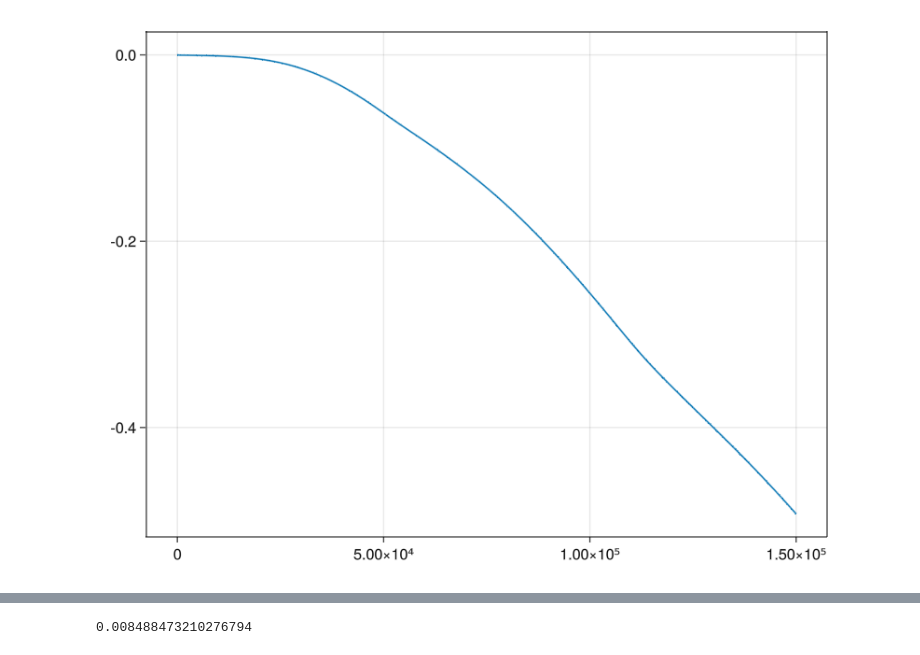
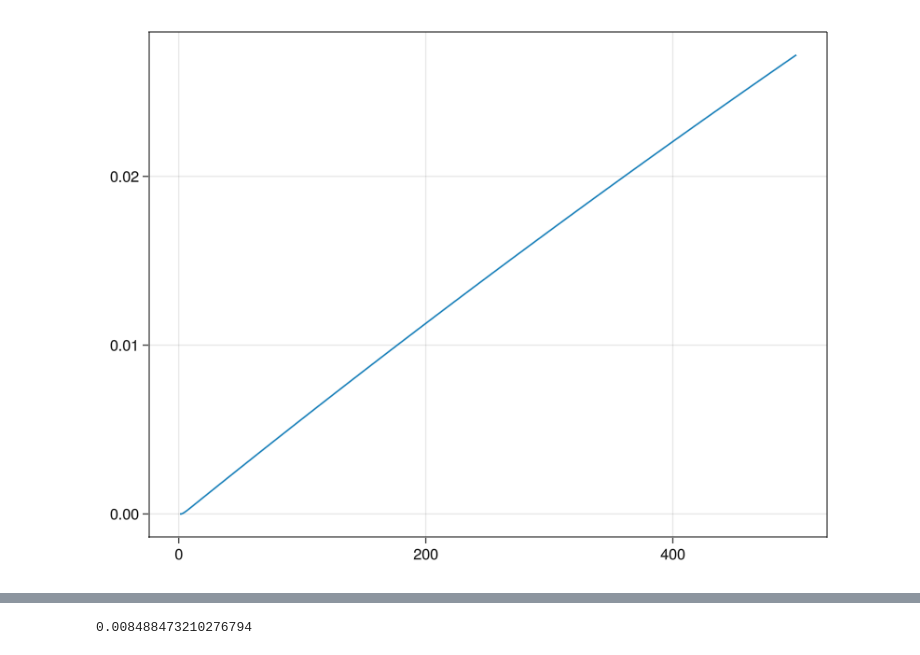
Before and after one commit to csfloyd/TCB2Network, a Jupyter notebook: Julia/Notebooks/MainDev.ipynb, the cells around one changed output, grey strips where cells are left out. Drawn from its saved outputs; the diff is of its cells as text; code cells hidden in the pictures.

```diff
--- a/Julia/Notebooks/MainDev.ipynb
+++ b/Julia/Notebooks/MainDev.ipynb
@@ -18,12 +18,12 @@ using .MathFunctions
 # set default parameters
 parameters = Dict(
 # grid params
-"domainType" => "cyl",
+"domainType" => "rz",
 "Nx" => 250,
-"Ny" => 250,
+"Ny" => 80,
 "dx" => 1.0,
-"dt" => 1e-4,
-"nSteps" => 2.5 * 60000,
+"dt" => 2.0e-4,
+"nSteps" => 2.5 * 200,
 "timeStride" => 1,
 "startCollecting" => 0,
 "seed" => 0,
@@ -44,12 +44,12 @@ parameters = Dict(
 "kIUnbind" => 1e0,
 "kABind" => 1e-1,
 "kAUnbind" => 0,
-"beta" => 0.9,
+"beta" => 1.0,
 "CSat" => 5,
 
 "DT" => 1,
 "DD" => 25,
-"DC" => 500,
+"DC" => 250,
 
 "CDI0" => 2.5,
 "CDA0" => 0,
@@ -60,10 +60,22 @@ parameters = Dict(
 "CDst0" => 20,
 
 # light control
-"width" => 5,
-"r0" => 75,
+# "width" => 5,
+# "r0" => 75,
+# "starBool" => true,
+
+"chemOnly" => true,
+
+"width" => 2,
+"r0" => 50,
+"starBool" => true,
+
+"zWidth" => 20,
+
+"movingCircle" => (false, 50, 2.5),
+
 "len" => 1,
-"cyc" => 6,
+"cyc" => 3,
 "del" => 0.25,
 
 "lambda0" => 3.0,
@@ -95,8 +144,8 @@ Gtk.GtkWindowLeaf(name="", parent, width-request=-1, height-request=-1, visible=
 # %%
-#Makie.lines([cFArray[t].CDASoA.Values[75,1] for t in 1:length(cFArray)])
-Makie.lines([dFArray[t].uxSoA.Values[70,1] for t in 1:length(cFArray)])
+Makie.lines([cFArray[t].CDASoA.Values[3,75] for t in 1:length(cFArray)])
+#Makie.lines([dFArray[t].uxSoA.Values[70,1] for t in 1:length(cFArray)])
 # Makie.lines([iFun(dt * t * timeStride) for t in 1:length(cFArray)])
 #Makie.ylims!(0,2.5)
 current_figure()
 # %% [output]
-[figure, old version]
+[figure, new version]
```
Also changed, not shown: parts of 14 cells of this notebook, 33 other files.
